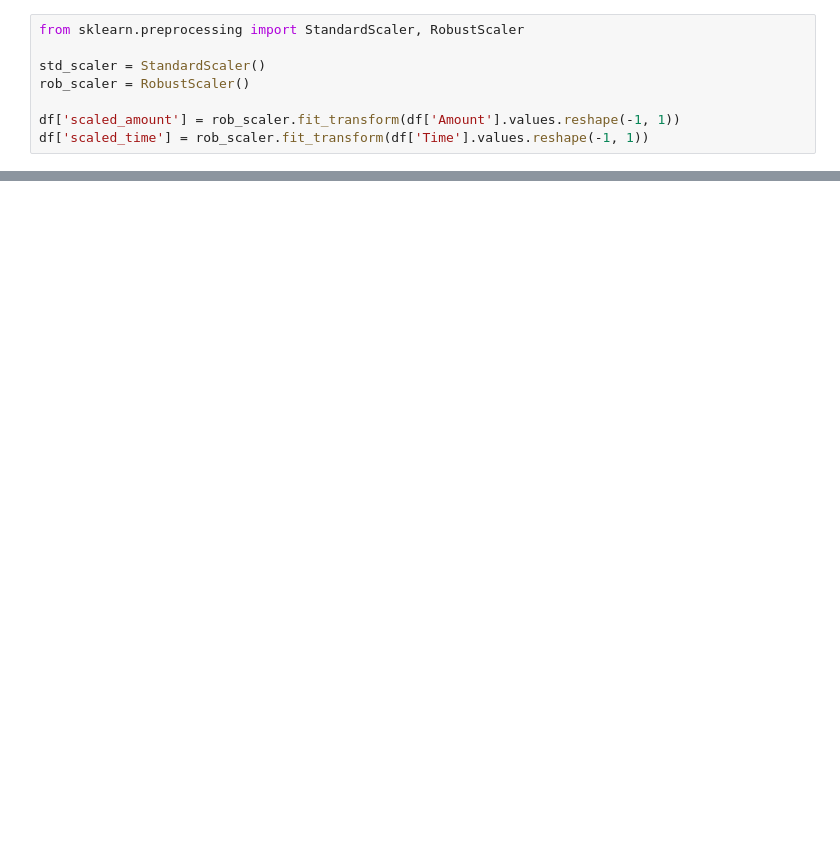
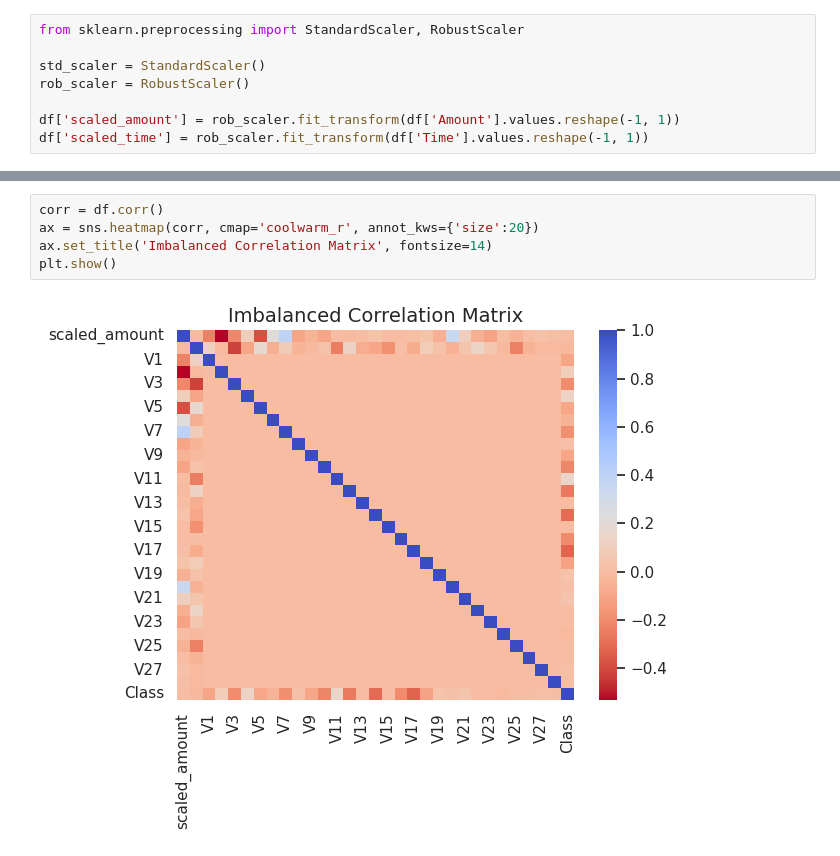
Before and after one commit to mohammad-jafary/data_science_projects, a Jupyter notebook: creditcardfraud/creditcardfraud.ipynb, the cells around one changed output, grey strips where cells are left out. Drawn from its saved outputs; the diff is of its cells as text; blank space fills up the shorter version.

```diff
--- a/creditcardfraud/creditcardfraud.ipynb
+++ b/creditcardfraud/creditcardfraud.ipynb
@@ -83,0 +175,7 @@ df['scaled_time'] = rob_scaler.fit_transform(df['Time'].values.reshape(-1, 1))
+# %%
+corr = df.corr()
+ax = sns.heatmap(corr, cmap='coolwarm_r', annot_kws={'size':20})
+ax.set_title('Imbalanced Correlation Matrix', fontsize=14)
+plt.show()
+# %% [output]
+[figure, added]
```
Also changed, not shown: parts of 16 cells of this notebook.
